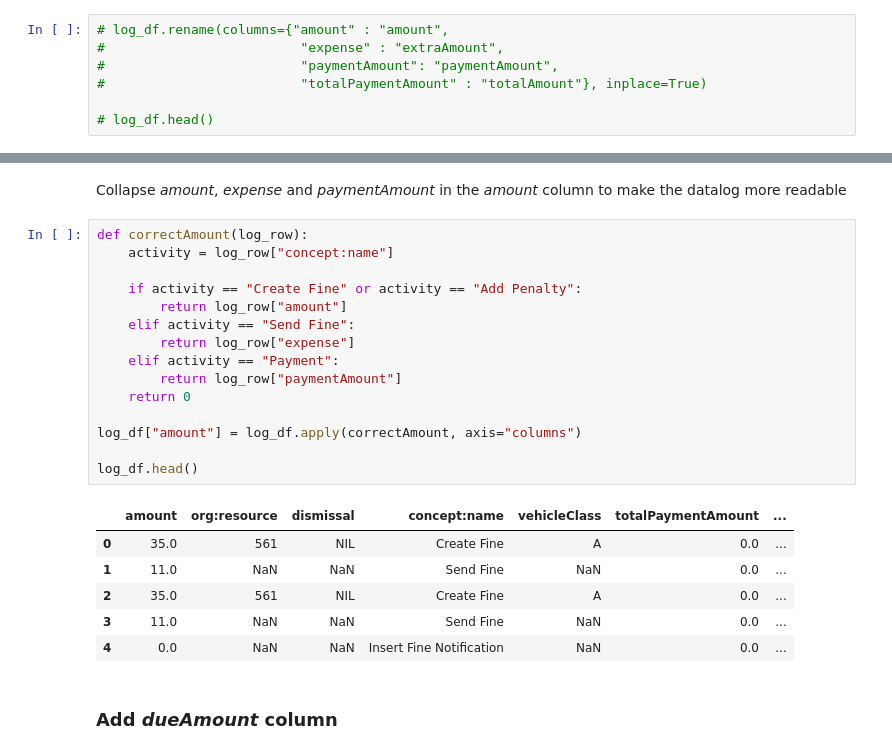
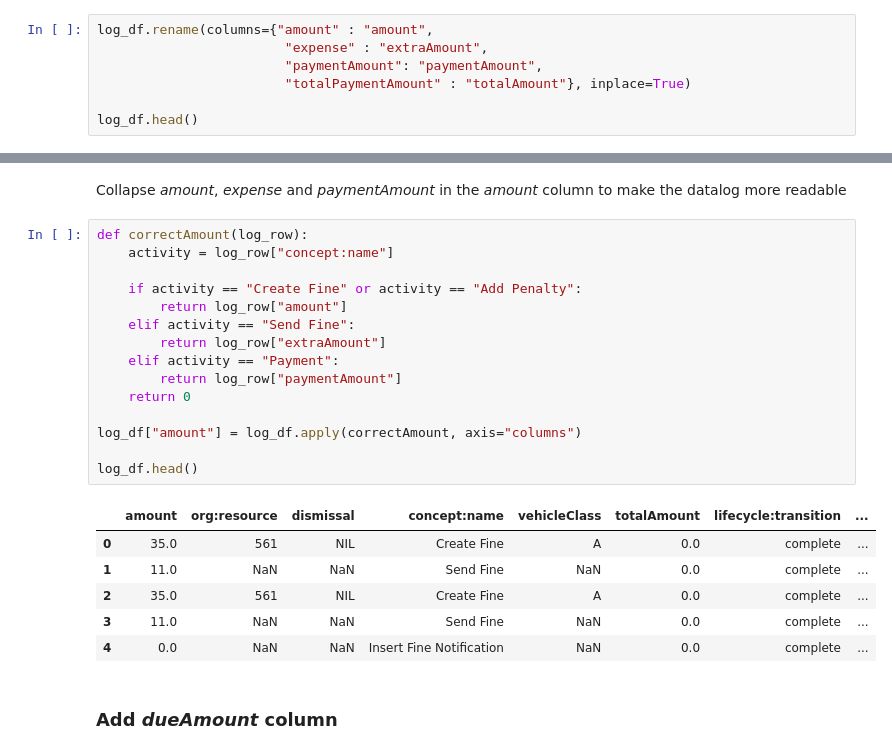
Before and after one commit to PietroArsi/progetto-BIS, a Jupyter notebook: road_traffic.ipynb, the cells around one changed output, grey strips where cells are left out. Drawn from its saved outputs; the diff is of its cells as text.

```diff
--- a/road_traffic.ipynb
+++ b/road_traffic.ipynb
@@ -112,9 +113,9 @@ log_df.head()
 # %% [markdown]
 Rename columns' names to improve readability of the datalog
 # %%
-# log_df.rename(columns={"amount" : "amount",
-#                         "expense" : "extraAmount",
-#                         "paymentAmount": "paymentAmount",
-#                         "totalPaymentAmount" : "totalAmount"}, inplace=True)
+log_df.rename(columns={"amount" : "amount",
+                        "expense" : "extraAmount",
+                        "paymentAmount": "paymentAmount",
+                        "totalPaymentAmount" : "totalAmount"}, inplace=True)
 
-# log_df.head()
+log_df.head()
@@ -125,25 +133,25 @@ Collapse _amount_, _expense_ and _paymentAmount_ in the _amount_ column to make
 # %%
 def correctAmount(log_row):
     activity = log_row["concept:name"]
 
     if activity == "Create Fine" or activity == "Add Penalty":
         return log_row["amount"]
     elif activity == "Send Fine":
-        return log_row["expense"]
+        return log_row["extraAmount"]
     elif activity == "Payment":
         return log_row["paymentAmount"]
     return 0
 
 log_df["amount"] = log_df.apply(correctAmount, axis="columns")
 
 log_df.head()
 # %% [output]
-|  | amount | org:resource | dismissal | concept:name | vehicleClass | totalPaymentAmount | ... |
-| 0 | 35.0 | 561 | NIL | Create Fine | A | 0.0 | ... |
-| 1 | 11.0 | NaN | NaN | Send Fine | NaN | 0.0 | ... |
-| 2 | 35.0 | 561 | NIL | Create Fine | A | 0.0 | ... |
-| 3 | 11.0 | NaN | NaN | Send Fine | NaN | 0.0 | ... |
-| 4 | 0.0 | NaN | NaN | Insert Fine Notification | NaN | 0.0 | ... |
+|  | amount | org:resource | dismissal | concept:name | vehicleClass | totalAmount | lifecycle:transition | ... |
+| 0 | 35.0 | 561 | NIL | Create Fine | A | 0.0 | complete | ... |
+| 1 | 11.0 | NaN | NaN | Send Fine | NaN | 0.0 | complete | ... |
+| 2 | 35.0 | 561 | NIL | Create Fine | A | 0.0 | complete | ... |
+| 3 | 11.0 | NaN | NaN | Send Fine | NaN | 0.0 | complete | ... |
+| 4 | 0.0 | NaN | NaN | Insert Fine Notification | NaN | 0.0 | complete | ... |
 # %% [markdown]
 ### Add _dueAmount_ column
 # %% [markdown]
```
Also changed, not shown: parts of 36 cells of this notebook, 5 other files.
